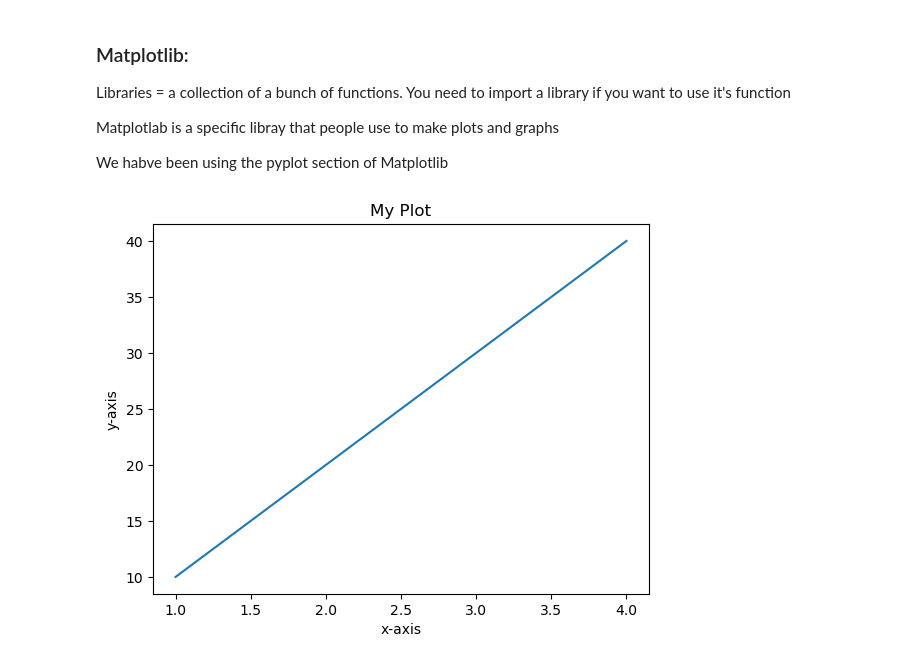
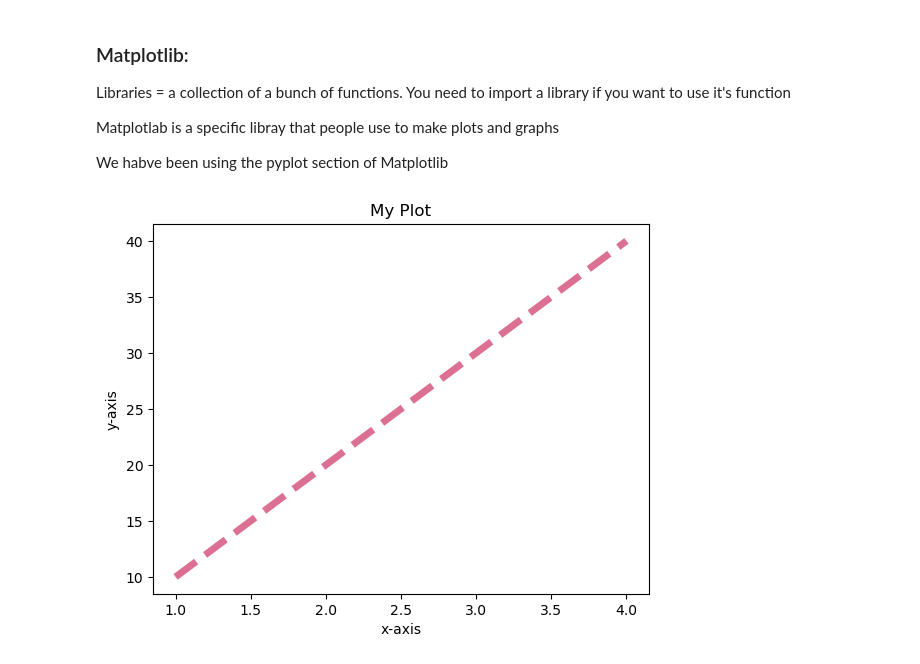
Before and after one commit to adipasquale117/CFR-2025, a Jupyter notebook: Python/FridayReview.ipynb, the cells around one changed output. Saved outputs shown, nothing was run; the diff lists cells and outputs as text; code cells hidden in the pictures.

```diff
--- a/Python/FridayReview.ipynb
+++ b/Python/FridayReview.ipynb
@@ -365,11 +359,11 @@ import matplotlib.pyplot as plt
 # %%
 list_1 = [1, 2, 3, 4]
 list_2 = [10, 20, 30, 40]
 
-plt.plot(list_1, list_2) # create a plot
+plt.plot(list_1, list_2, color = 'palevioletred', linestyle = '--', linewidth = 5) # create a plot
 plt.title("My Plot")
 plt.xlabel('x-axis')
 plt.ylabel('y-axis')
 plt.show()
 # %% [output]
-[figure, old version]
+[figure, new version]
```
Also changed, not shown: parts of 24 cells of this notebook, 2 other files.
